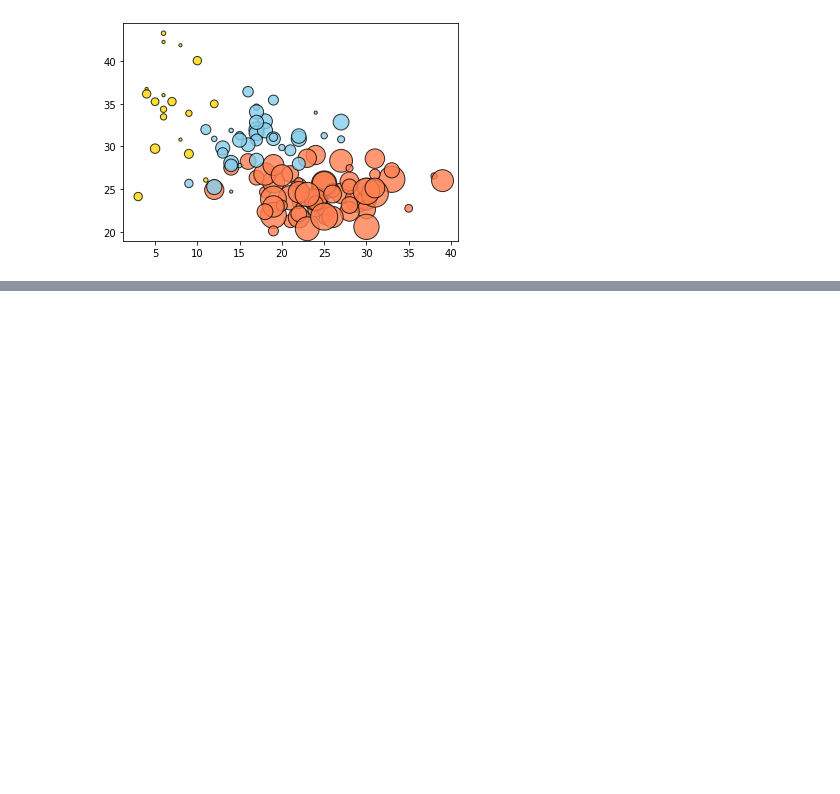
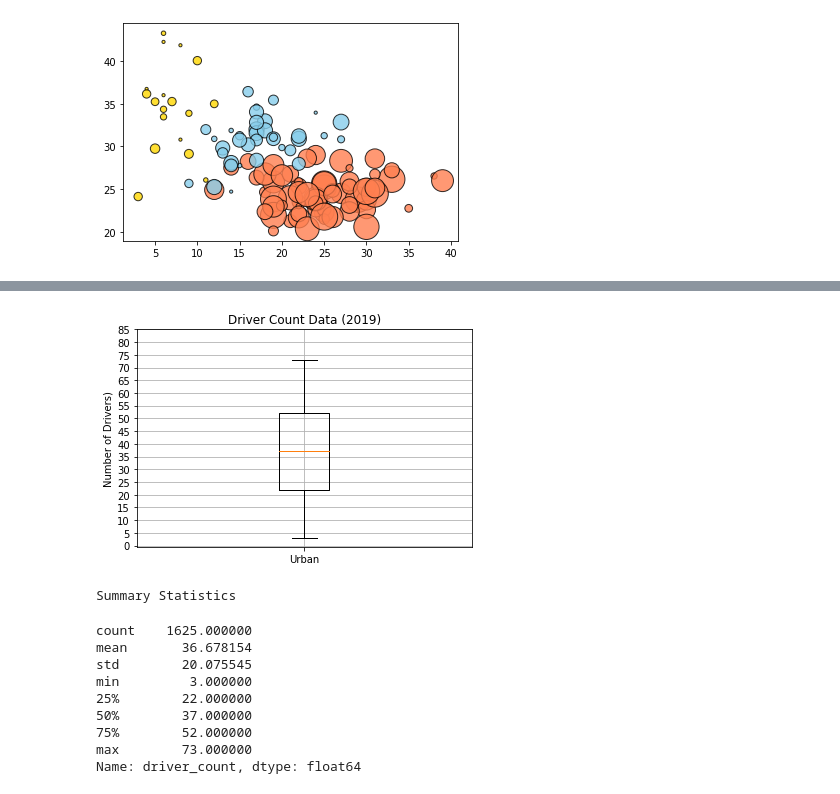
Before and after one commit to NassimNatA/PyBer_Analysis, a Jupyter notebook: PyBer_Analysis .ipynb, the cells around one changed output, grey strips where cells are left out. Saved outputs shown, nothing was run; the diff lists cells and outputs as text; code cells hidden in the pictures; blank space fills up the shorter version.

```diff
--- a/PyBer_Analysis .ipynb
+++ b/PyBer_Analysis .ipynb
@@ -322,0 +392,4 @@ Text(42, 35, 'Note: Circle size correlates with driver count per city.')
+# %%
+# Get the driver count data from the urban cities.
+urban_drivers = urban_cities_df['driver_count']
+urban_drivers.head()
@@ -322,0 +464,25 @@ Text(42, 35, 'Note: Circle size correlates with driver count per city.')
+# %%
+# Create the box-and-whisker plot for the urban driver count data.
+x_labels = ["Urban"]
+fig, ax = plt.subplots()
+ax.boxplot(urban_drivers,labels=x_labels)
+# Add the title, y-axis label and grid.
+ax.set_title('Driver Count Data (2019)')
+ax.set_ylabel('Number of Drivers)')
+ax.set_yticks(np.arange(0, 90, step=5.0))
+ax.grid()
+plt.show()
+print("Summary Statistics")
+urban_drivers.describe()
+# %% [output]
+[figure, added]
+Summary Statistics
+count    1625.000000
+mean       36.678154
+std        20.075545
+min         3.000000
+25%        22.000000
+50%        37.000000
+75%        52.000000
+max        73.000000
+Name: driver_count, dtype: float64
```
Also changed, not shown: parts of 14 cells of this notebook.
